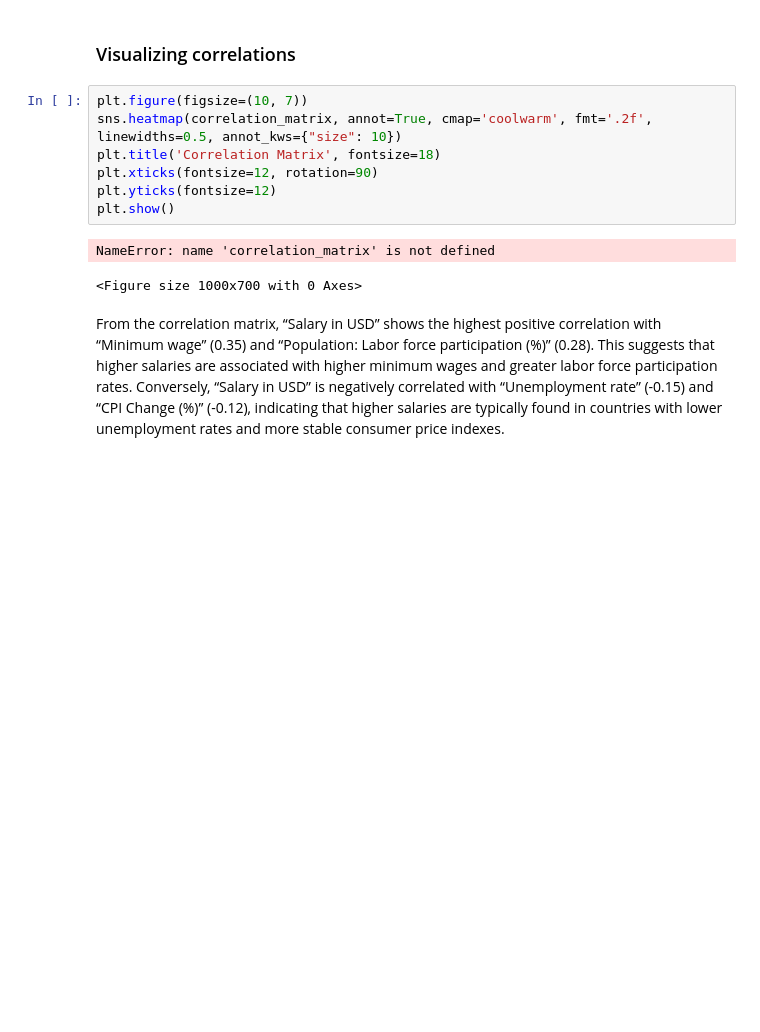
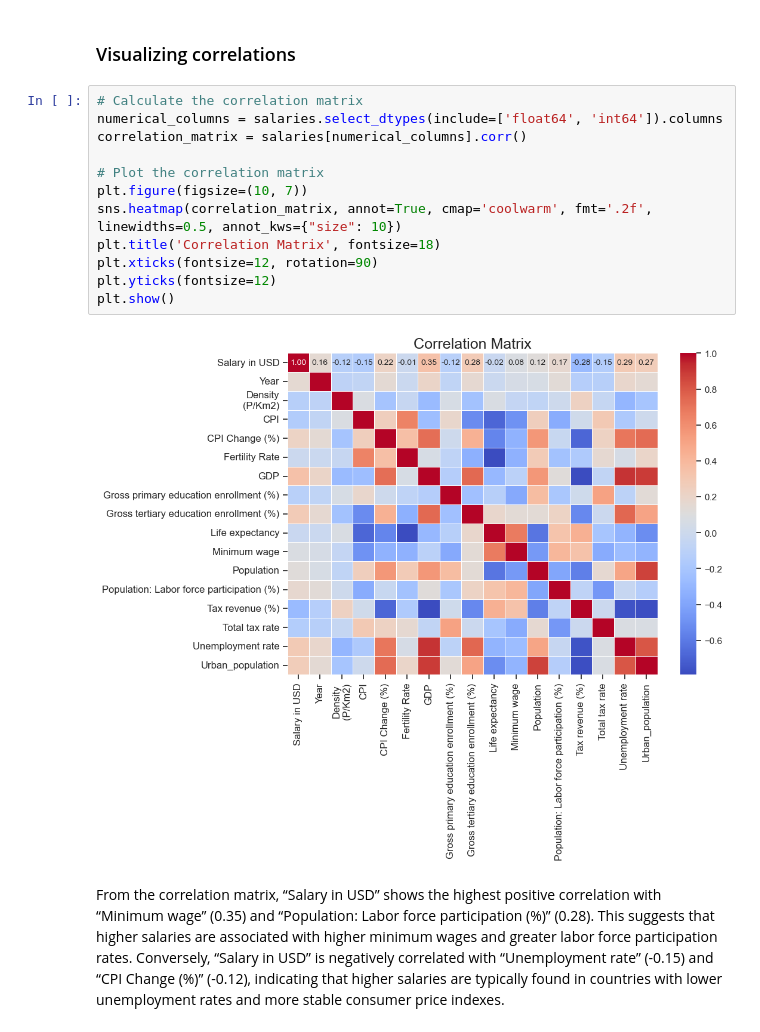
Before and after one commit to IuliiaBolgova/Capstone-Project, a Jupyter notebook: notebooks/EDA_Project.ipynb, the cells around one changed output. Cells and saved outputs as stored; diff of their text form; blank space fills up the shorter version.

Commit message:
Fixed Corr

```diff
--- a/notebooks/EDA_Project.ipynb
+++ b/notebooks/EDA_Project.ipynb
@@ -243,15 +243,19 @@ In 2023, the CDF analysis of the top 10 job titles shows that salaries vary sign
 # %% [markdown]
 ### Visualizing correlations
 # %%
+# Calculate the correlation matrix
+numerical_columns = salaries.select_dtypes(include=['float64', 'int64']).columns
+correlation_matrix = salaries[numerical_columns].corr()
+
+# Plot the correlation matrix
 plt.figure(figsize=(10, 7))
 sns.heatmap(correlation_matrix, annot=True, cmap='coolwarm', fmt='.2f', linewidths=0.5, annot_kws={"size": 10})
 plt.title('Correlation Matrix', fontsize=18)
 plt.xticks(fontsize=12, rotation=90)
 plt.yticks(fontsize=12)
 plt.show()
 # %% [output]
-NameError: name 'correlation_matrix' is not defined
-<Figure size 1000x700 with 0 Axes>
+[figure, added]
 # %% [markdown]
 From the correlation matrix, “Salary in USD” shows the highest positive correlation with “Minimum wage” (0.35) and “Population: Labor force participation (%)” (0.28). This suggests that higher salaries are associated with higher minimum wages and greater labor force participation rates. Conversely, “Salary in USD” is negatively correlated with “Unemployment rate” (-0.15) and “CPI Change (%)” (-0.12), indicating that higher salaries are typically found in countries with lower unemployment rates and more stable consumer price indexes.
 # %% [markdown]
```
Also changed, not shown: parts of 5 cells of this notebook.
